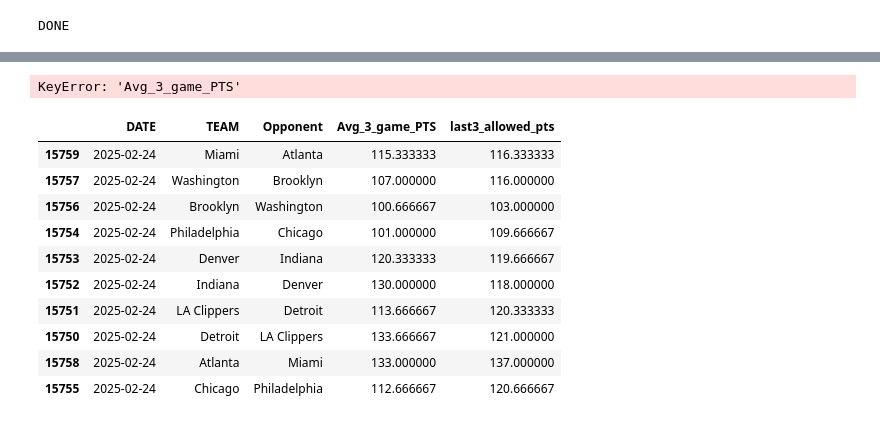
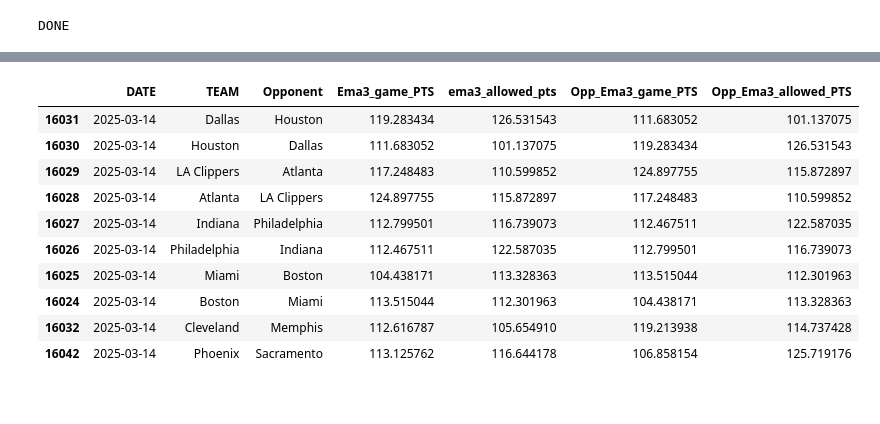
Before and after one commit to Croftc/nba_analytics, a Jupyter notebook: notebooks/update_dataset_2.ipynb, the cells around one changed output, grey strips where cells are left out. Saved outputs shown, nothing was run; the diff lists cells and outputs as text; code cells hidden in the pictures.

```diff
--- a/notebooks/update_dataset_2.ipynb
+++ b/notebooks/update_dataset_2.ipynb
@@ -524,8 +524,7 @@ def assign_results(group):
         group[f'SPREAD_{lm}'] = group[lm][group[lm] < 100]
         group[f'TOTAL_{lm}'] = group[lm][group[lm] >= 100]
 
-    # Update opponent stats using EMA features
-    # For each stat, the opponent's feature is taken from the other row.
+    # Update opponent offensive EMA features
     stats = ['PTS', 'POSS', 'PACE', 'OEFF', 'DEFF', 'OR', '3P', '3PA', 'TO', 'FT']
     for stat in stats:
         # 3-game EMA
@@ -535,7 +534,15 @@ def assign_results(group):
         # Season average (expanding mean)
         group[f'Opp_Season_Avg_{stat}'] = [group.iloc[1][f'Season_Avg_{stat}'], group.iloc[0][f'Season_Avg_{stat}']]
 
+    # Update opponent allowed EMA features (for a subset of stats)
+    allowed_stats = ['PTS', 'PACE', 'OEFF', 'OR', '3P', 'FT']
+    for stat in allowed_stats:
+        group[f'Opp_Ema3_allowed_{stat}'] = [group.iloc[1][f'ema3_allowed_{stat.lower()}'], group.iloc[0][f'ema3_allowed_{stat.lower()}']]
+        group[f'Opp_Ema5_allowed_{stat}'] = [group.iloc[1][f'ema5_allowed_{stat.lower()}'], group.iloc[0][f'ema5_allowed_{stat.lower()}']]
+        group[f'Opp_Season_Avg_allowed_{stat}'] = [group.iloc[1][f'ema_season_allowed_{stat.lower()}'], group.iloc[0][f'ema_season_allowed_{stat.lower()}']]
+
     return group
+
 
 
 
@@ -824,8 +832,6 @@ train_df = train_df.merge(refs.groupby('REFEREE').first(),
 
 # Sort by date
 train_df = train_df.sort_values('DATE')
-# %% [output]
-KeyError: 'Avg_3_game_PTS'
 # %%
 train_df.reset_index(drop=True, inplace=True)
 train_df = train_df.sort_values('DATE')
@@ -858,19 +864,19 @@ train_df['Opp_Momentum'] = expanded_cols.apply(lambda x: x[5], axis=1)
 # %%
 # ema3_allowed_pts	ema3_allowed_pace	ema3_allowed_oeff	ema3_allowed_or	ema3_allowed_3p	ema3_allowed_ft	ema5_allowed_pts	ema5_allowed_pace	ema5_allowed_oeff	ema5_allowed_or	ema5_allowed_3p	ema5_allowed_ft	ema_season_allowed_pts	ema_season_allowed_pace	ema_season_allowed_oeff	ema_season_allowed_or	ema_season_allowed_3p	ema_season_allowed_ft
 # %%
-train_df[['DATE', 'TEAM', 'Opponent', 'Avg_3_game_PTS', 'ema3_allowed_pts']].sort_values('DATE').tail(10)
+train_df[['DATE', 'TEAM', 'Opponent', 'Ema3_game_PTS', 'ema3_allowed_pts', 'Opp_Ema3_game_PTS', 'Opp_Ema3_allowed_PTS']].sort_values('DATE').tail(10)
 # %% [output]
-|  | DATE | TEAM | Opponent | Avg_3_game_PTS | last3_allowed_pts |
-| 15759 | 2025-02-24 | Miami | Atlanta | 115.333333 | 116.333333 |
-| 15757 | 2025-02-24 | Washington | Brooklyn | 107.000000 | 116.000000 |
-| 15756 | 2025-02-24 | Brooklyn | Washington | 100.666667 | 103.000000 |
-| 15754 | 2025-02-24 | Philadelphia | Chicago | 101.000000 | 109.666667 |
-| 15753 | 2025-02-24 | Denver | Indiana | 120.333333 | 119.666667 |
-| 15752 | 2025-02-24 | Indiana | Denver | 130.000000 | 118.000000 |
-| 15751 | 2025-02-24 | LA Clippers | Detroit | 113.666667 | 120.333333 |
-| 15750 | 2025-02-24 | Detroit | LA Clippers | 133.666667 | 121.000000 |
-| 15758 | 2025-02-24 | Atlanta | Miami | 133.000000 | 137.000000 |
-| 15755 | 2025-02-24 | Chicago | Philadelphia | 112.666667 | 120.666667 |
+|  | DATE | TEAM | Opponent | Ema3_game_PTS | ema3_allowed_pts | Opp_Ema3_game_PTS | Opp_Ema3_allowed_PTS |
+| 16031 | 2025-03-14 | Dallas | Houston | 119.283434 | 126.531543 | 111.683052 | 101.137075 |
+| 16030 | 2025-03-14 | Houston | Dallas | 111.683052 | 101.137075 | 119.283434 | 126.531543 |
+| 16029 | 2025-03-14 | LA Clippers | Atlanta | 117.248483 | 110.599852 | 124.897755 | 115.872897 |
+| 16028 | 2025-03-14 | Atlanta | LA Clippers | 124.897755 | 115.872897 | 117.248483 | 110.599852 |
+| 16027 | 2025-03-14 | Indiana | Philadelphia | 112.799501 | 116.739073 | 112.467511 | 122.587035 |
+| 16026 | 2025-03-14 | Philadelphia | Indiana | 112.467511 | 122.587035 | 112.799501 | 116.739073 |
+| 16025 | 2025-03-14 | Miami | Boston | 104.438171 | 113.328363 | 113.515044 | 112.301963 |
+| 16024 | 2025-03-14 | Boston | Miami | 113.515044 | 112.301963 | 104.438171 | 113.328363 |
+| 16032 | 2025-03-14 | Cleveland | Memphis | 112.616787 | 105.654910 | 119.213938 | 114.737428 |
+| 16042 | 2025-03-14 | Phoenix | Sacramento | 113.125762 | 116.644178 | 106.858154 | 125.719176 |
 # %%
 X = train_df.copy()
 
```
Also changed, not shown: parts of 4 cells of this notebook.
